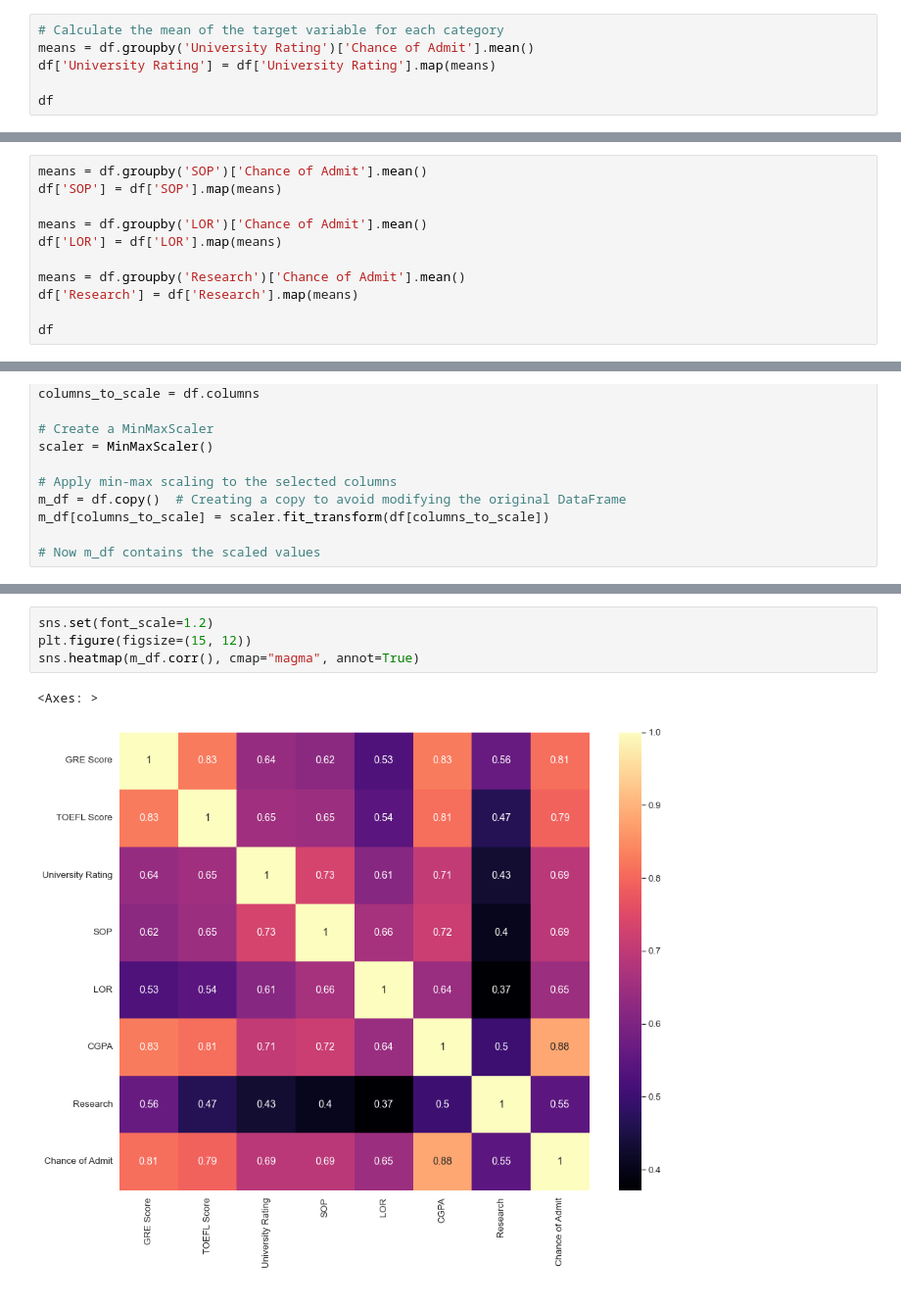
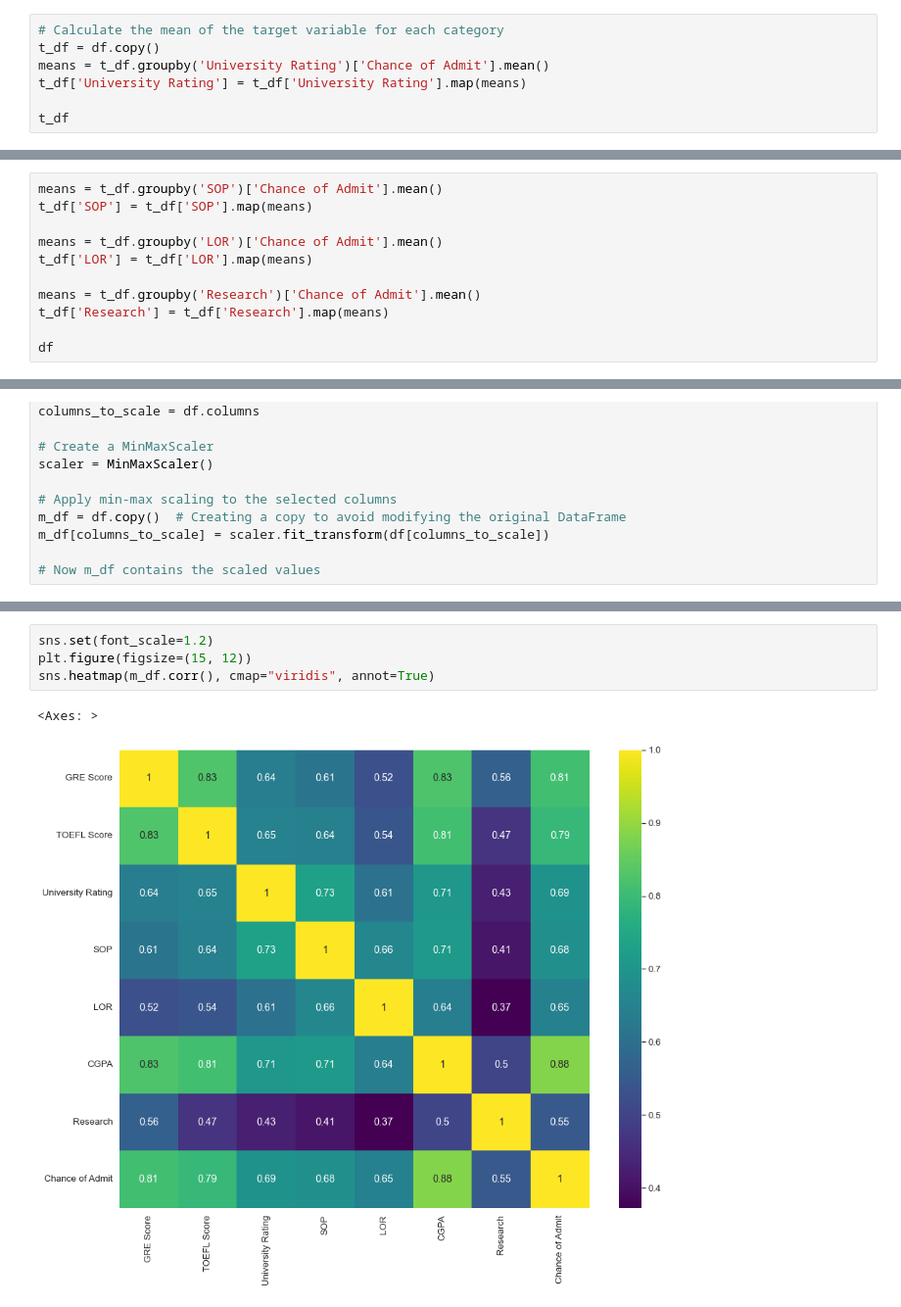
Before and after one commit to atomikkus/sql-projects, a Jupyter notebook: Jamboree/Jamboree_LogR.ipynb, the cells around one changed output, grey strips where cells are left out. Shown at 98% size. Cells and saved outputs as stored; diff of their text form.

```diff
--- a/Jamboree/Jamboree_LogR.ipynb
+++ b/Jamboree/Jamboree_LogR.ipynb
@@ -154,9 +161,10 @@ plt.show()
 # %%
 # Calculate the mean of the target variable for each category
-means = df.groupby('University Rating')['Chance of Admit'].mean()
-df['University Rating'] = df['University Rating'].map(means)
+t_df = df.copy()
+means = t_df.groupby('University Rating')['Chance of Admit'].mean()
+t_df['University Rating'] = t_df['University Rating'].map(means)
 
-df
+t_df
 # %% [output]
 |  | GRE Score | TOEFL Score | University Rating | SOP | LOR | CGPA | Research | Chance of Admit |
 | 0 | 337 | 118 | 0.801619 | 4.5 | 4.5 | 9.65 | 1 | 0.92 |
@@ -172,14 +180,14 @@ df
 | 499 | 327 | 113 | 0.801619 | 4.5 | 4.5 | 9.04 | 0 | 0.84 |
 500 rows × 8 columns
 # %%
-means = df.groupby('SOP')['Chance of Admit'].mean()
-df['SOP'] = df['SOP'].map(means)
+means = t_df.groupby('SOP')['Chance of Admit'].mean()
+t_df['SOP'] = t_df['SOP'].map(means)
 
-means = df.groupby('LOR')['Chance of Admit'].mean()
-df['LOR'] = df['LOR'].map(means)
+means = t_df.groupby('LOR')['Chance of Admit'].mean()
+t_df['LOR'] = t_df['LOR'].map(means)
 
-means = df.groupby('Research')['Chance of Admit'].mean()
-df['Research'] = df['Research'].map(means)
+means = t_df.groupby('Research')['Chance of Admit'].mean()
+t_df['Research'] = t_df['Research'].map(means)
 
 df
 # %% [output]
@@ -287,7 +295,7 @@ plt.show()
 # %%
 sns.set(font_scale=1.2)
 plt.figure(figsize=(15, 12))
-sns.heatmap(m_df.corr(), cmap="magma", annot=True)
+sns.heatmap(m_df.corr(), cmap="viridis", annot=True)
 # %% [output]
 <Axes: >
-[figure, old version]
+[figure, new version]
```
Also changed, not shown: parts of 31 cells of this notebook.
